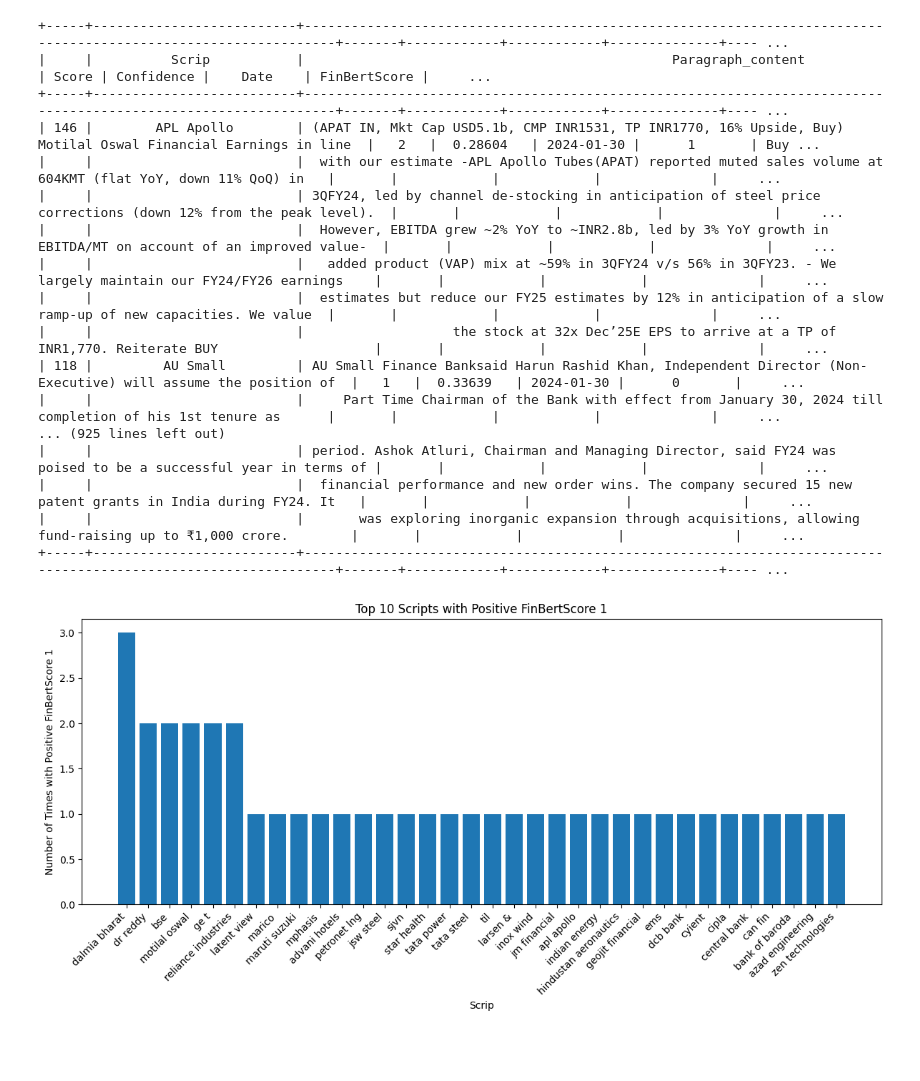
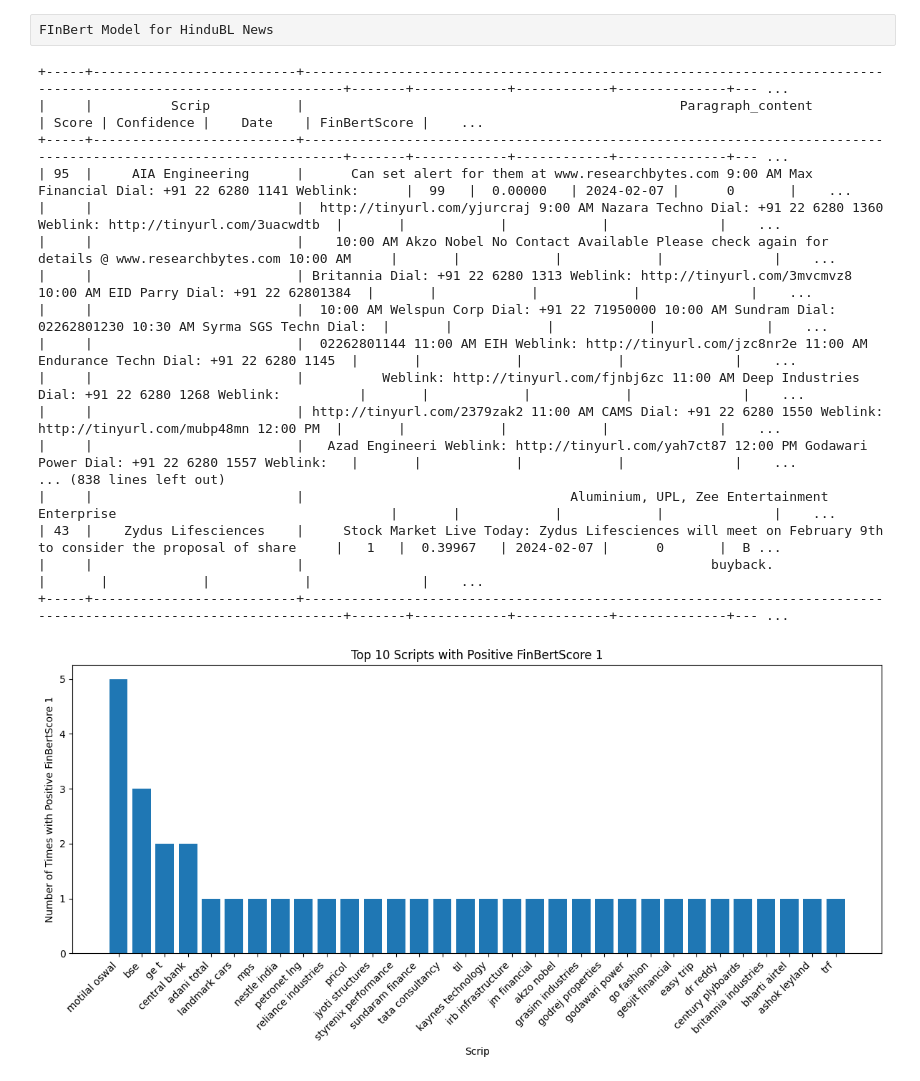
Before and after one commit to ranguchamy/ML_Indian_Stocks, a Jupyter notebook: NewsAnalytics_HinduBL.ipynb, the cells around one changed output. Drawn from its saved outputs; the diff is of its cells as text; code cells hidden in the pictures; blank space fills up the shorter version.

```diff
--- a/NewsAnalytics_HinduBL.ipynb
+++ b/NewsAnalytics_HinduBL.ipynb
@@ -3,3 +1,5 @@ FInBert Model for HinduBL News
+# %% [raw]
+FInBert Model for HinduBL News
 # %%
 import requests
 from bs4 import BeautifulSoup
@@ -21,7 +21,7 @@ database_name = "NewsAnalytics"
 collection_name = "RawNews_Hindu"
 
 # Path to the Excel file
-excel_file_path = r'C:\Users\91908\Documents\Raja\Share market\Analysis\Trendlyne\Data\Scrip\Scrip31012024.xlsx'
+excel_file_path = r'C:\Users\91908\Documents\Raja\Share market\Analysis\Trendlyne\Data\Scrip\Scrip01022024.xlsx'
 
 
 try:
@@ -34,8 +34,8 @@ try:
         # all_records = collection.find()
 
 
-        start_date = datetime(2024, 1, 29, 0, 0, 0)
-        end_date = datetime(2024, 1, 31, 0, 0, 0)
+        start_date = datetime(2024, 2, 7, 0, 0, 0)
+        end_date = datetime(2024, 2, 8, 0, 0, 0)
 
         find_query = {
             "created_at": {
@@ -153,48 +153,48 @@ try:
             plt.xlabel('Scrip')
             plt.ylabel('Number of Times with Negative FinBertScore 2')
             plt.title('Top 10 Scripts with Negative FinBertScore 2')
             plt.xticks(rotation=45, ha='right')
             plt.tight_layout()
             plt.show()
 
 
             # Calculate the counts of positive FinBertScores for each 'Scrip'
             positive_counts_2 = result_df[result_df['FinBertScore'] == 0].groupby('Scrip').size()
 
             # Select the top 10 results for FinBertScore 1
             top_10_results_2 = positive_counts_2.nlargest(50)
 
             # Set a larger figure size
             plt.figure(figsize=(12, 6))
 
             # Plot the results for FinBertScore 1
             plt.bar(top_10_results_2.index, top_10_results_2)
             plt.xlabel('Scrip')
             plt.ylabel('Number of Times with Neutral FinBertScore 0')
             plt.title('Top 10 Scripts with Neutral FinBertScore 0')
             plt.xticks(rotation=45, ha='right')
             plt.tight_layout()
             plt.show()
 
 
 except Exception as e:
     print(e)
 # %% [output]
-+-----+--------------------------+----------------------------------------------------------------------------------------------------------------+-------+------------+------------+--------------+---- ...
-|     |          Scrip           |                                               Paragraph_content                                                | Score | Confidence |    Date    | FinBertScore |     ...
-+-----+--------------------------+----------------------------------------------------------------------------------------------------------------+-------+------------+------------+--------------+---- ...
-| 146 |        APL Apollo        | (APAT IN, Mkt Cap USD5.1b, CMP INR1531, TP INR1770, 16% Upside, Buy) Motilal Oswal Financial Earnings in line  |   2   |  0.28604   | 2024-01-30 |      1       | Buy ...
-|     |                          |  with our estimate -APL Apollo Tubes(APAT) reported muted sales volume at 604KMT (flat YoY, down 11% QoQ) in   |       |            |            |              |     ...
-|     |                          | 3QFY24, led by channel de-stocking in anticipation of steel price corrections (down 12% from the peak level).  |       |            |            |              |     ...
-|     |                          |  However, EBITDA grew ~2% YoY to ~INR2.8b, led by 3% YoY growth in EBITDA/MT on account of an improved value-  |       |            |            |              |     ...
-|     |                          |   added product (VAP) mix at ~59% in 3QFY24 v/s 56% in 3QFY23. - We largely maintain our FY24/FY26 earnings    |       |            |            |              |     ...
-|     |                          |  estimates but reduce our FY25 estimates by 12% in anticipation of a slow ramp-up of new capacities. We value  |       |            |            |              |     ...
-|     |                          |                   the stock at 32x Dec’25E EPS to arrive at a TP of INR1,770. Reiterate BUY                    |       |            |            |              |     ...
-| 118 |         AU Small         | AU Small Finance Banksaid Harun Rashid Khan, Independent Director (Non-Executive) will assume the position of  |   1   |  0.33639   | 2024-01-30 |      0       |     ...
-|     |                          |     Part Time Chairman of the Bank with effect from January 30, 2024 till completion of his 1st tenure as      |       |            |            |              |     ...
-... (925 lines left out)
-|     |                          | period. Ashok Atluri, Chairman and Managing Director, said FY24 was poised to be a successful year in terms of |       |            |            |              |     ...
-|     |                          |  financial performance and new order wins. The company secured 15 new patent grants in India during FY24. It   |       |            |            |              |     ...
-|     |                          |       was exploring inorganic expansion through acquisitions, allowing fund-raising up to ₹1,000 crore.        |       |            |            |              |     ...
-+-----+--------------------------+----------------------------------------------------------------------------------------------------------------+-------+------------+------------+--------------+---- ...
++-----+--------------------------+-----------------------------------------------------------------------------------------------------------------+-------+------------+------------+--------------+--- ...
+|     |          Scrip           |                                                Paragraph_content                                                | Score | Confidence |    Date    | FinBertScore |    ...
++-----+--------------------------+-----------------------------------------------------------------------------------------------------------------+-------+------------+------------+--------------+--- ...
+| 95  |     AIA Engineering      |      Can set alert for them at www.researchbytes.com 9:00 AM Max Financial Dial: +91 22 6280 1141 Weblink:      |  99   |  0.00000   | 2024-02-07 |      0       |    ...
+|     |                          |  http://tinyurl.com/yjurcraj 9:00 AM Nazara Techno Dial: +91 22 6280 1360 Weblink: http://tinyurl.com/3uacwdtb  |       |            |            |              |    ...
+|     |                          |    10:00 AM Akzo Nobel No Contact Available Please check again for details @ www.researchbytes.com 10:00 AM     |       |            |            |              |    ...
+|     |                          | Britannia Dial: +91 22 6280 1313 Weblink: http://tinyurl.com/3mvcmvz8 10:00 AM EID Parry Dial: +91 22 62801384  |       |            |            |              |    ...
+|     |                          |  10:00 AM Welspun Corp Dial: +91 22 71950000 10:00 AM Sundram Dial: 02262801230 10:30 AM Syrma SGS Techn Dial:  |       |            |            |              |    ...
+|     |                          |  02262801144 11:00 AM EIH Weblink: http://tinyurl.com/jzc8nr2e 11:00 AM Endurance Techn Dial: +91 22 6280 1145  |       |            |            |              |    ...
+|     |                          |          Weblink: http://tinyurl.com/fjnbj6zc 11:00 AM Deep Industries Dial: +91 22 6280 1268 Weblink:          |       |            |            |              |    ...
+|     |                          | http://tinyurl.com/2379zak2 11:00 AM CAMS Dial: +91 22 6280 1550 Weblink: http://tinyurl.com/mubp48mn 12:00 PM  |       |            |            |              |    ...
+|     |                          |   Azad Engineeri Weblink: http://tinyurl.com/yah7ct87 12:00 PM Godawari Power Dial: +91 22 6280 1557 Weblink:   |       |            |            |              |    ...
+... (838 lines left out)
+|     |                          |                                  Aluminium, UPL, Zee Entertainment Enterprise                                   |       |            |            |              |    ...
+| 43  |    Zydus Lifesciences    |     Stock Market Live Today: Zydus Lifesciences will meet on February 9th to consider the proposal of share     |   1   |  0.39967   | 2024-02-07 |      0       |  B ...
+|     |                          |                                                    buyback.                                                     |       |            |            |              |    ...
++-----+--------------------------+-----------------------------------------------------------------------------------------------------------------+-------+------------+------------+--------------+--- ...
-[figure, old version]
+[figure, new version]
```
Also changed, not shown: parts of 2 cells of this notebook, 13 other files.
